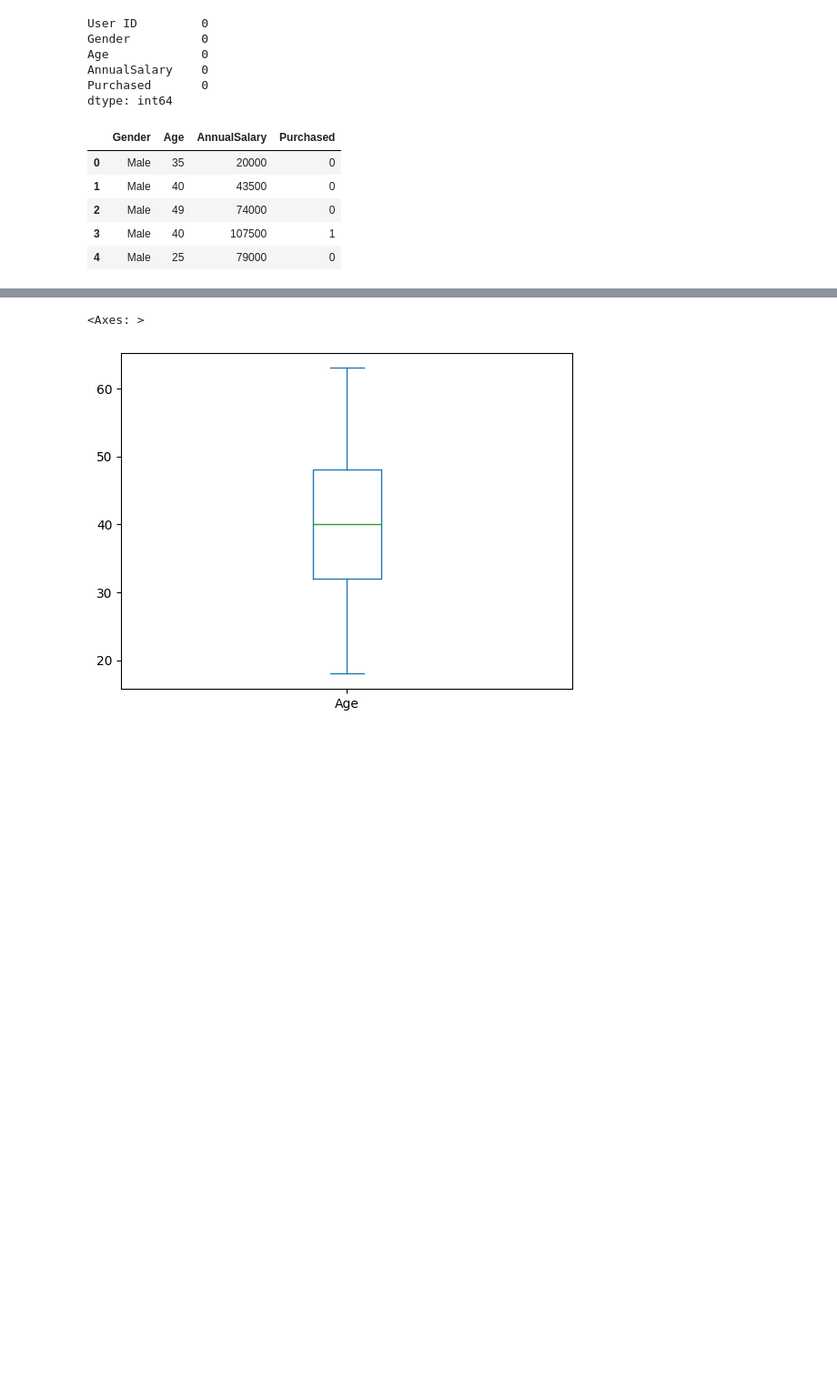
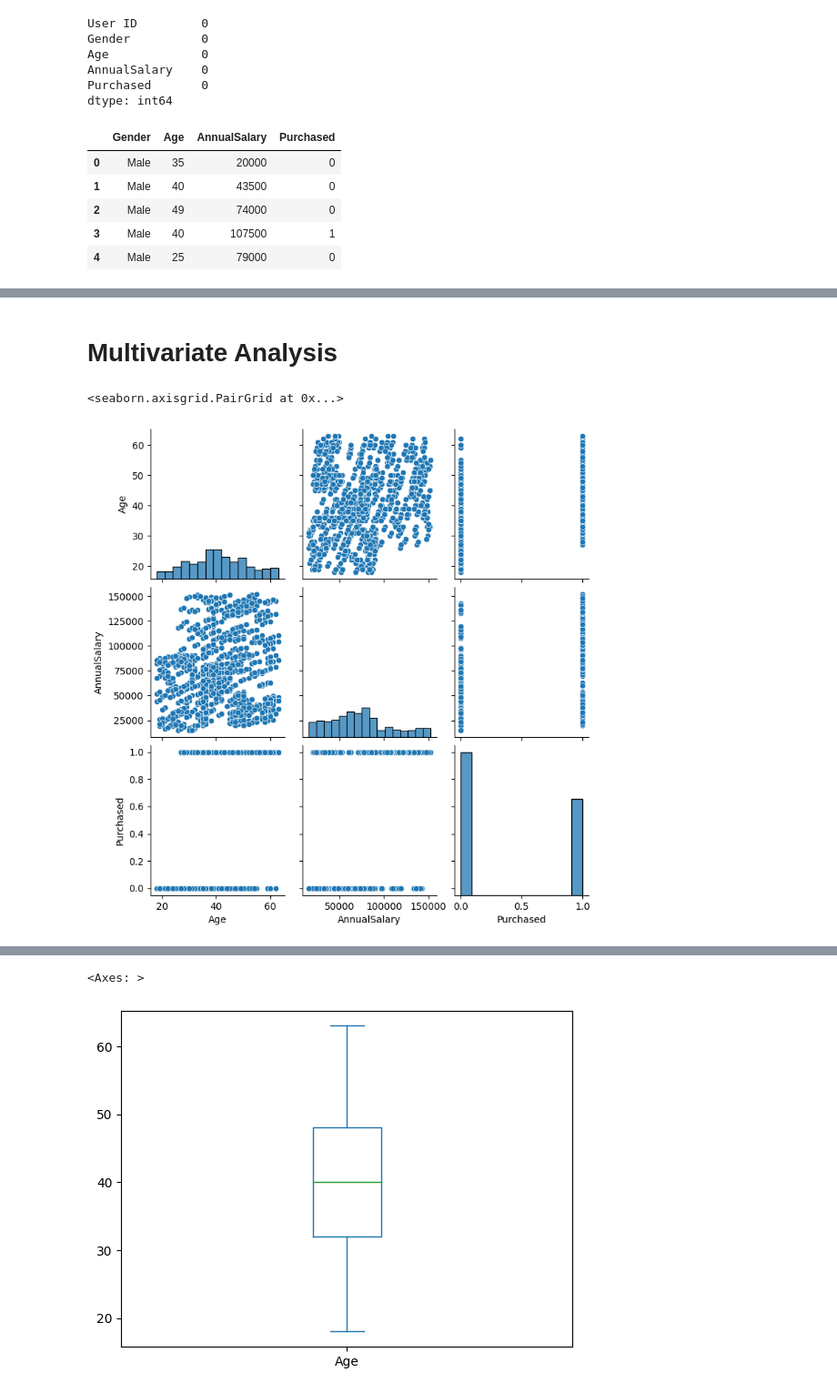
Before and after one commit to tigerwagh/SI-GuidedProject-599512-1697547378, a Jupyter notebook: CarPurchasePrediction/CandidateModels.ipynb, the cells around one changed output, grey strips where cells are left out. Shown at 91% size. Cells and saved outputs as stored; diff of their text form; code cells hidden in the pictures; blank space fills up the shorter version.

```diff
--- a/CarPurchasePrediction/CandidateModels.ipynb
+++ b/CarPurchasePrediction/CandidateModels.ipynb
@@ -45,0 +120,7 @@ df.head()
+# %% [markdown]
+# Multivariate Analysis
+# %%
+sns.pairplot(df)
+# %% [output]
+<seaborn.axisgrid.PairGrid at 0x...>
+[figure, added]
```
Also changed, not shown: parts of 40 cells of this notebook.
